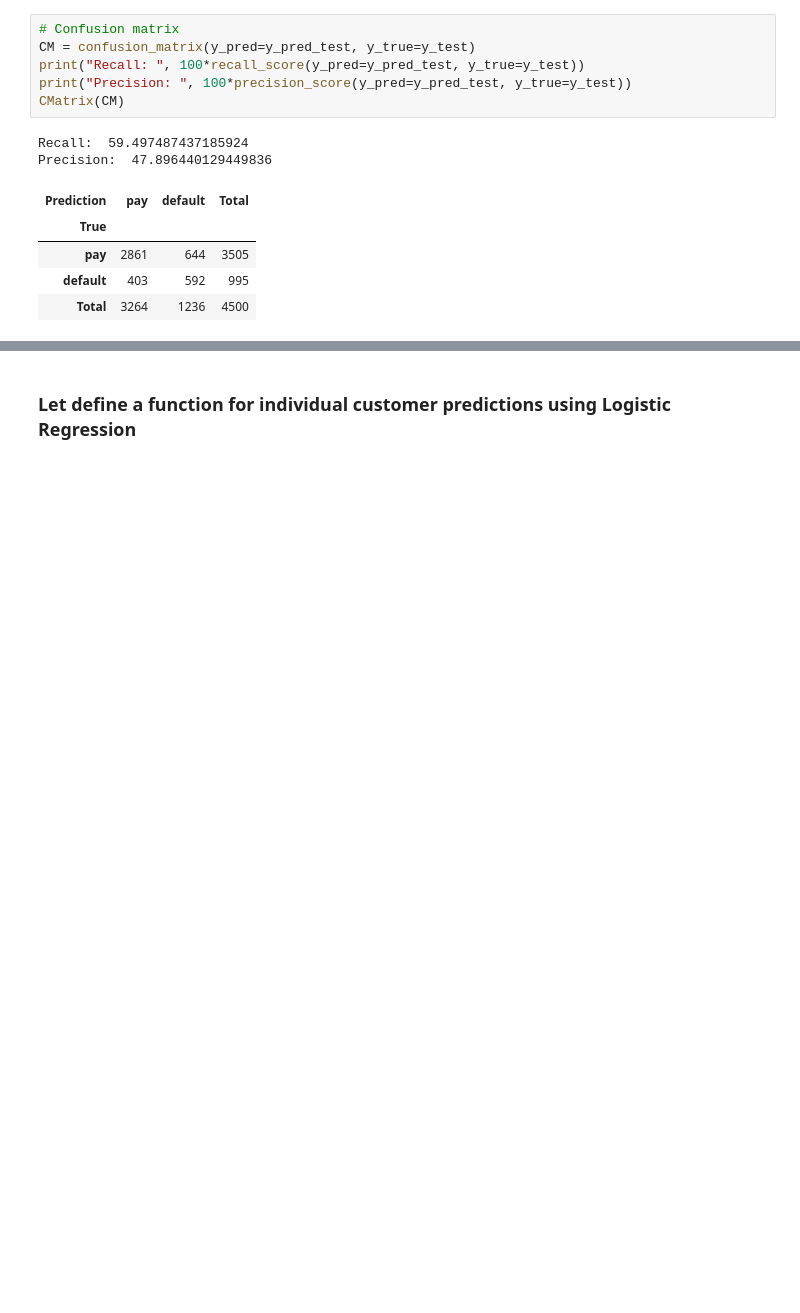
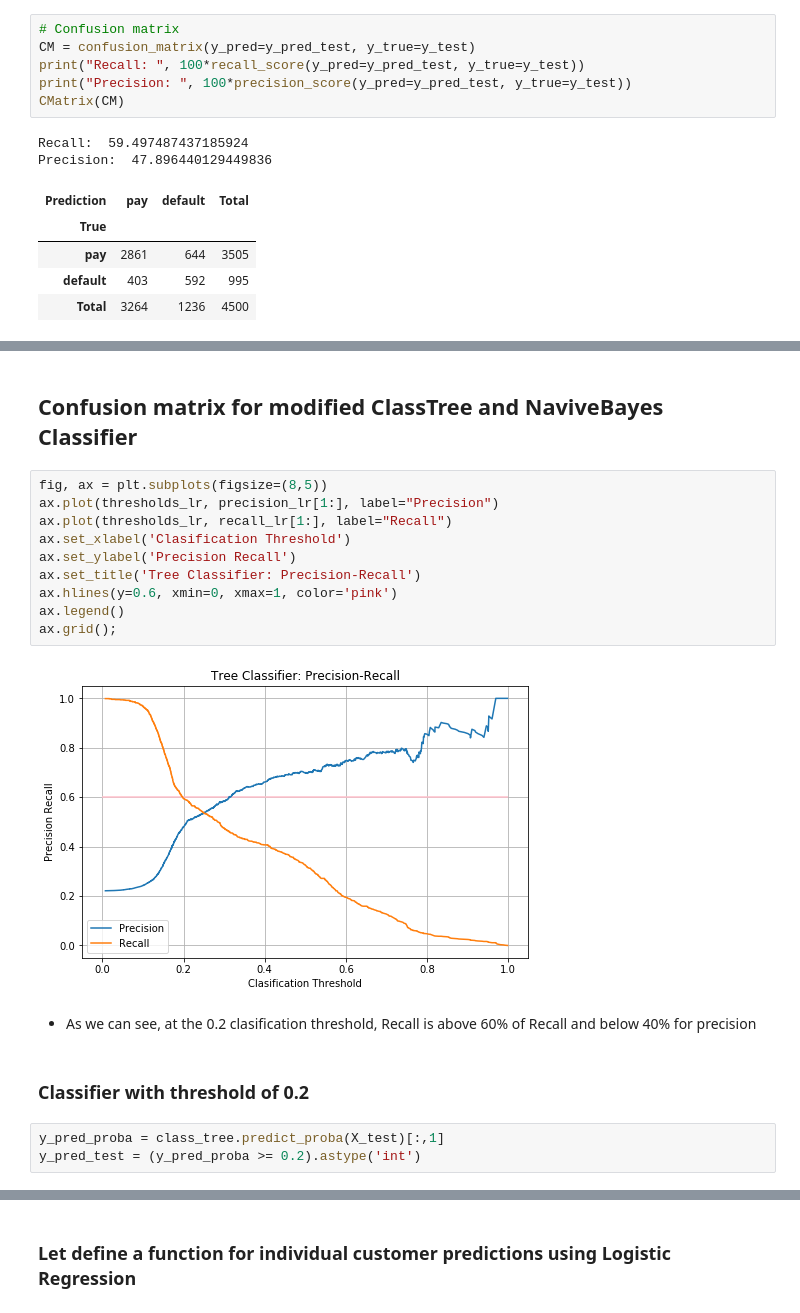
Before and after one commit to zjgcainiao/ML_CreditCardDefaultPrediction, a Jupyter notebook: default_of_credit_card/credit_default_rate.ipynb, the cells around one changed output, grey strips where cells are left out. Cells and saved outputs as stored; diff of their text form; blank space fills up the shorter version.

Commit message:
modified

```diff
--- a/default_of_credit_card/credit_default_rate.ipynb
+++ b/default_of_credit_card/credit_default_rate.ipynb
@@ -479,0 +558,21 @@ Precision:  47.896440129449836
+# %% [markdown]
+## Confusion matrix for modified ClassTree and NaviveBayes Classifier
+# %%
+fig, ax = plt.subplots(figsize=(8,5))
+ax.plot(thresholds_lr, precision_lr[1:], label="Precision")
+ax.plot(thresholds_lr, recall_lr[1:], label="Recall")
+ax.set_xlabel('Clasification Threshold')
+ax.set_ylabel('Precision Recall')
+ax.set_title('Tree Classifier: Precision-Recall')
+ax.hlines(y=0.6, xmin=0, xmax=1, color='pink')
+ax.legend()
+ax.grid();
+# %% [output]
+[figure, added]
+# %% [markdown]
+* As we can see, at the 0.2 clasification threshold, Recall is above 60% of Recall and below 40% for precision
+# %% [markdown]
+### Classifier with threshold of 0.2
+# %%
+y_pred_proba = class_tree.predict_proba(X_test)[:,1]
+y_pred_test = (y_pred_proba >= 0.2).astype('int')
```
Also changed, not shown: parts of 22 cells of this notebook, 5 other files.
